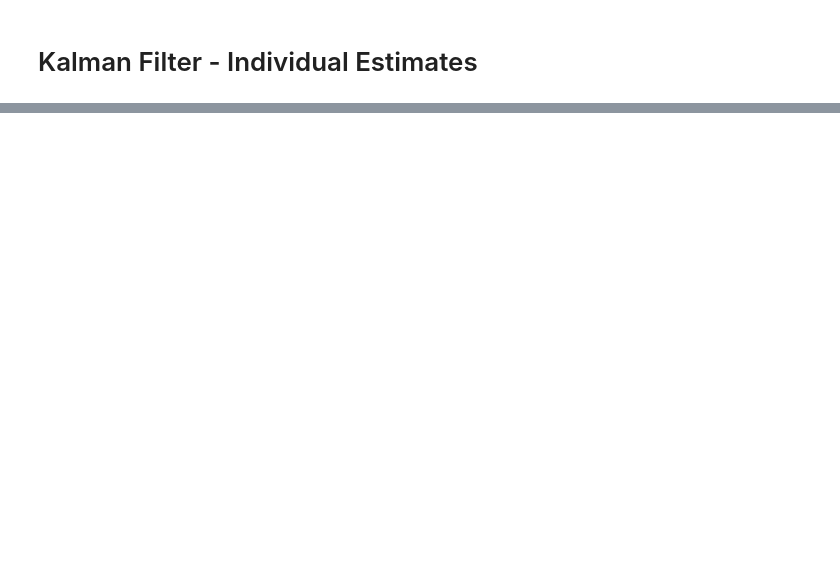
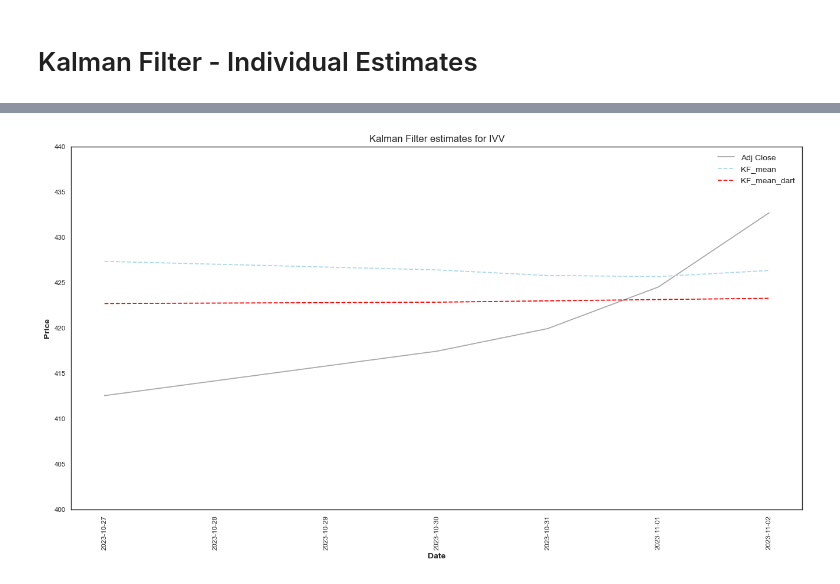
Before and after one commit to dsimband/DATA618, a Jupyter notebook: w9/DATA618_W9_Kalman_Filter.ipynb, the cells around one changed output, grey strips where cells are left out. Saved outputs shown, nothing was run; the diff lists cells and outputs as text; code cells hidden in the pictures; blank space fills up the shorter version.

```diff
--- a/w9/DATA618_W9_Kalman_Filter.ipynb
+++ b/w9/DATA618_W9_Kalman_Filter.ipynb
@@ -198,0 +208,19 @@ ax.set(title='Kalman Filter estimates for IVV', ylabel='Price');
+# %%
+# first try, filling in empty dates with mean stock price (required for the timeseries datatype
+# when frequency is listed as "daily")
+
+
+fill_val = df['Adj Close'].mean()
+
+#kf_train = kf_train.set_index(['Date'])
+kf_train = df[['Adj Close']].copy()
+kf_train = ts.from_dataframe(kf_train, value_cols=['Adj Close'],
+                             fillna_value=fill_val,freq='D',fill_missing_dates=True)
+#kf_train = ts.from_dataframe(kf_sample, value_cols=['GOOGL'])
+future_cov = datetime_attribute_timeseries(kf_train, 'day', add_length=5)
+
+model = KalmanForecaster(dim_x=1)
+model.fit(kf_train, future_covariates=future_cov)
+pred = model.predict(5, future_covariates=future_cov)
+preds = pred.values().reshape(-1)
+preds
@@ -198,0 +230,2 @@ ax.set(title='Kalman Filter estimates for IVV', ylabel='Price');
+# %%
+result_df['KF_mean_dart'] = preds
@@ -198,0 +241,15 @@ ax.set(title='Kalman Filter estimates for IVV', ylabel='Price');
+# %%
+fig, ax = plt.subplots(figsize=(16,8))
+plt.ticklabel_format(style='plain', axis='y')
+ax.set_ylim(400, 440)
+ax.tick_params(axis='x', labelrotation=90)
+xticks = xticks = df.index.tolist()
+
+sns.set_style("white")
+g = sns.lineplot(data=result_df, x='Date', y="Adj Close", color='darkgray', label='Adj Close')
+g = sns.lineplot(data=result_df, x='Date', y="KF_mean", linestyle="dashed", color='lightblue', label='KF_mean')
+g = sns.lineplot(data=result_df, x='Date', y="KF_mean_dart", linestyle="dashed", color='red', label='KF_mean_dart')
+
+ax.set(title='Kalman Filter estimates for IVV', ylabel='Price');
+# %% [output]
+[figure, added]
```
Also changed, not shown: parts of 14 cells of this notebook, 7 other files.
